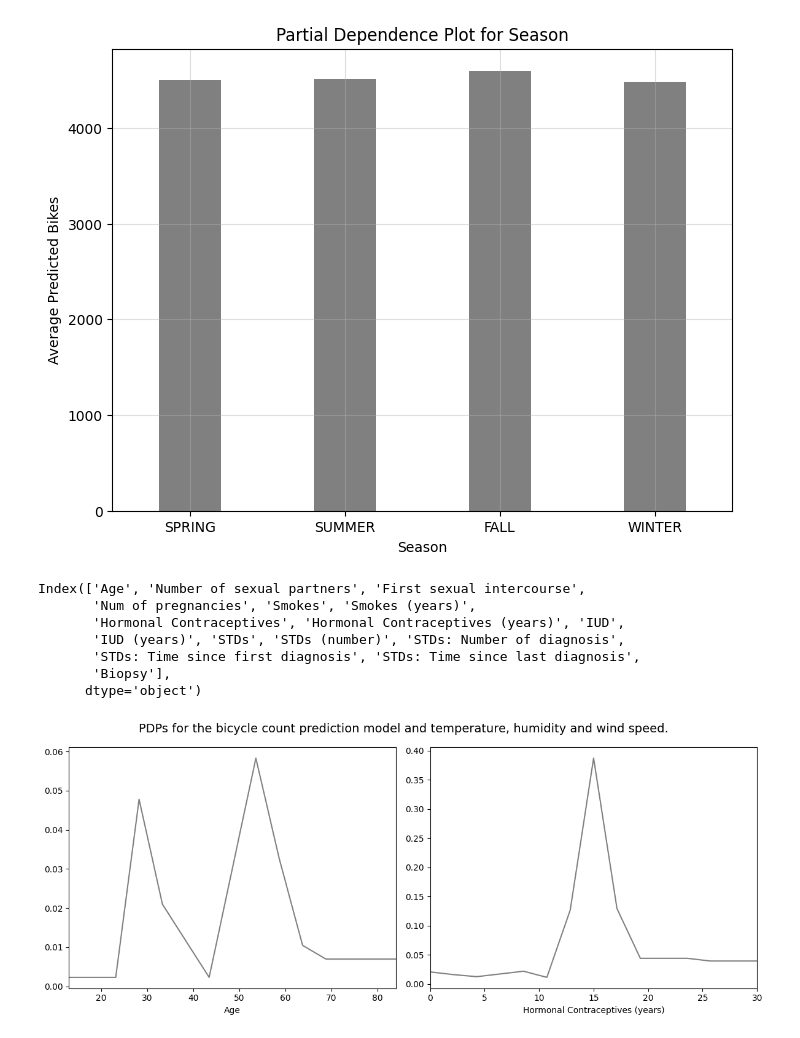
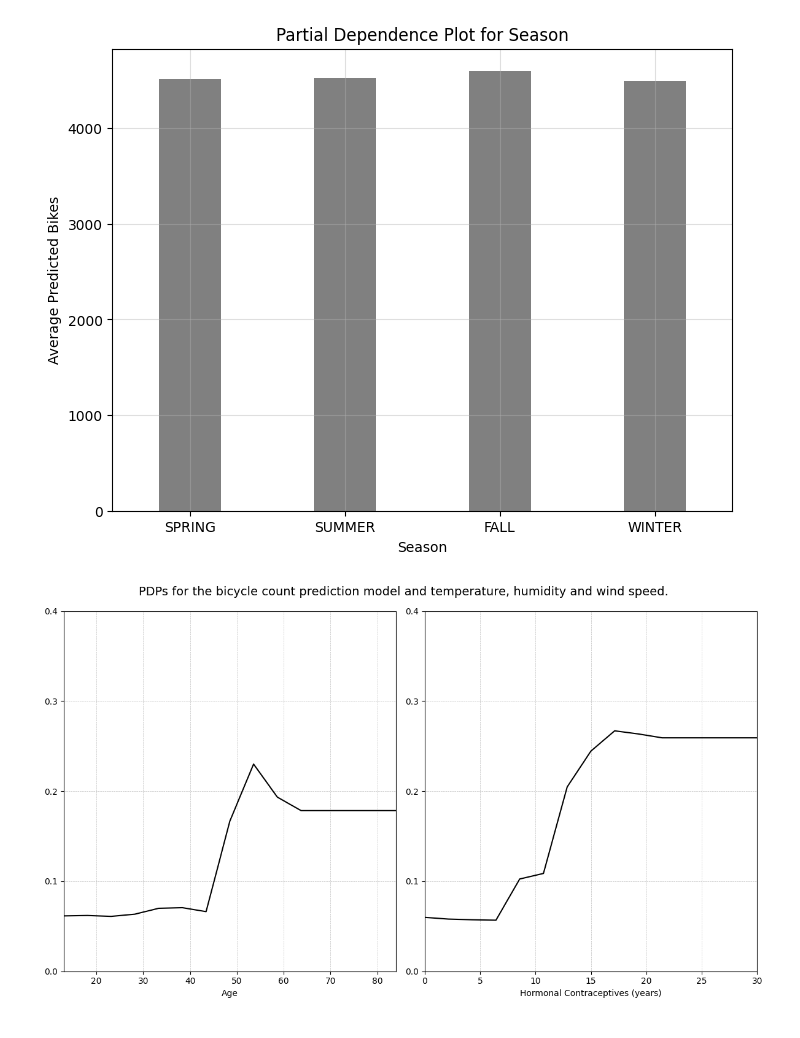
Before and after one commit to shimkoji/Interpretable-machine-learning-by-python, a Jupyter notebook: python/notebook/8.1 PDP.ipynb, the cells around one changed output. Cells and saved outputs as stored; diff of their text form; code cells hidden in the pictures.

```diff
--- a/python/notebook/8.1 PDP.ipynb
+++ b/python/notebook/8.1 PDP.ipynb
@@ -39,27 +40,24 @@ from python.src.utils import PartialDependence
 # %%
+from python.src.utils import PartialDependence
+
 features = ["temp", "hum", "windspeed"]
 X = df_bike_processed[features]
 y = df_bike_processed["cnt"]
-# Train a RandomForestRegressor model
-model = RandomForestRegressor(random_state=0)  # random_state for reproducibility
+model = RandomForestRegressor(random_state=config.seed)
 model.fit(X, y)
-pdp = PartialDependence(model, X, ["temp", "hum", "windspeed"], pred_type="regression")
+pdp = PartialDependence(
+    model=model, X=X, var_names=["temp", "hum", "windspeed"], pred_type="regression"
+)
 
 fig, axes = plt.subplots(1, 3, figsize=(8, 5))
-
-# Set y-axis limits directly
-y_min = -500
-y_max = 7000
-
-# Create the PDP plots
 for i, (feature, ax) in enumerate(zip(["temp", "hum", "windspeed"], axes.ravel())):
     df_pd = pdp.partial_dependence(feature, n_grid=15)
-    x_min, x_max = df_pd[feature].min(), df_pd[feature].max()
     ax.set_ylim(-500, 7000)
     ax.set_xlabel(feature)
+    x_min, x_max = df_pd[feature].min(), df_pd[feature].max()
     ax.set_xlim(x_min, x_max)
     ax.plot(df_pd[feature], df_pd["avg_pred"], color="gray")
-
+    ax.grid(color="gray", linestyle="--", linewidth=0.5, alpha=0.5)
 fig.suptitle(
     "PDPs for the bicycle count prediction model and temperature, humidity and wind speed.",
     fontsize=14,
@@ -116,46 +106,36 @@ from python.src.preprocess import (
 df_rfcc = pd.read_csv(config.data_dir / "risk_factors_cervical_cancer.csv")
 df_rfcc_preprocessed = preprocess_rfcc(df=df_rfcc)
 assert df_rfcc.shape[0] == df_rfcc_preprocessed.shape[0]
-# %%
-df_rfcc_preprocessed.columns
-# %% [output]
-Index(['Age', 'Number of sexual partners', 'First sexual intercourse',
-       'Num of pregnancies', 'Smokes', 'Smokes (years)',
-       'Hormonal Contraceptives', 'Hormonal Contraceptives (years)', 'IUD',
-       'IUD (years)', 'STDs', 'STDs (number)', 'STDs: Number of diagnosis',
-       'STDs: Time since first diagnosis', 'STDs: Time since last diagnosis',
-       'Biopsy'],
-      dtype='object')
 # %%
-# ---Classification example (cervical cancer)---
 faetures = ["Age", "Hormonal Contraceptives (years)", "Num of pregnancies"]
 X_cervical = df_rfcc_preprocessed[faetures]
-y_cervical = df_rfcc_preprocessed["Biopsy"].map(
-    {"Healthy": 0, "Cancer": 1}
-)  # Replace with your actual target
+y_cervical = df_rfcc_preprocessed["Biopsy"].map({"Healthy": 0, "Cancer": 1})
 
-model_cervical = RandomForestClassifier(random_state=42)
+model_cervical = RandomForestClassifier(random_state=config.seed, max_depth=2)
 model_cervical.fit(X_cervical, y_cervical)
+pdp = PartialDependence(
+    model=model_cervical, X=X_cervical, var_names=faetures, pred_type="classification"
+)
 
-pdp = PartialDependence(model_cervical, X_cervical, faetures)
-
-fig, axes = plt.subplots(1, 2, figsize=(12, 5))
-features_cervical = ["Age", "Hormonal Contraceptives (years)"]
-
-for i, (feature, ax) in enumerate(zip(features_cervical, axes.ravel())):
+fig, axes = plt.subplots(1, 2, figsize=(12, 7))
+for i, (feature, ax) in enumerate(
+    zip(["Age", "Hormonal Contraceptives (years)"], axes.ravel())
+):
     df_pd = pdp.partial_dependence(feature, n_grid=15)
     x_min, x_max = df_pd[feature].min(), df_pd[feature].max()
-    # ax.set_ylim(-500, 7000)
     ax.set_xlabel(feature)
     ax.set_xlim(x_min, x_max)
-    ax.plot(df_pd[feature], df_pd["avg_pred"], color="gray")
+    ax.set_yticks([i * 0.1 for i in range(5)])
+    ax.set_ylim(0, 0.4)
+    ax.grid(color="gray", linestyle="--", linewidth=0.5, alpha=0.5)
+    ax.plot(df_pd[feature], df_pd["avg_pred"], color="black")
 
 fig.suptitle(
     "PDPs for the bicycle count prediction model and temperature, humidity and wind speed.",
     fontsize=14,
 )
 plt.tight_layout()
 plt.show()
 # %% [output]
-[figure, old version]
+[figure, new version]
 # %%
```
Also changed, not shown: parts of 9 cells of this notebook.
